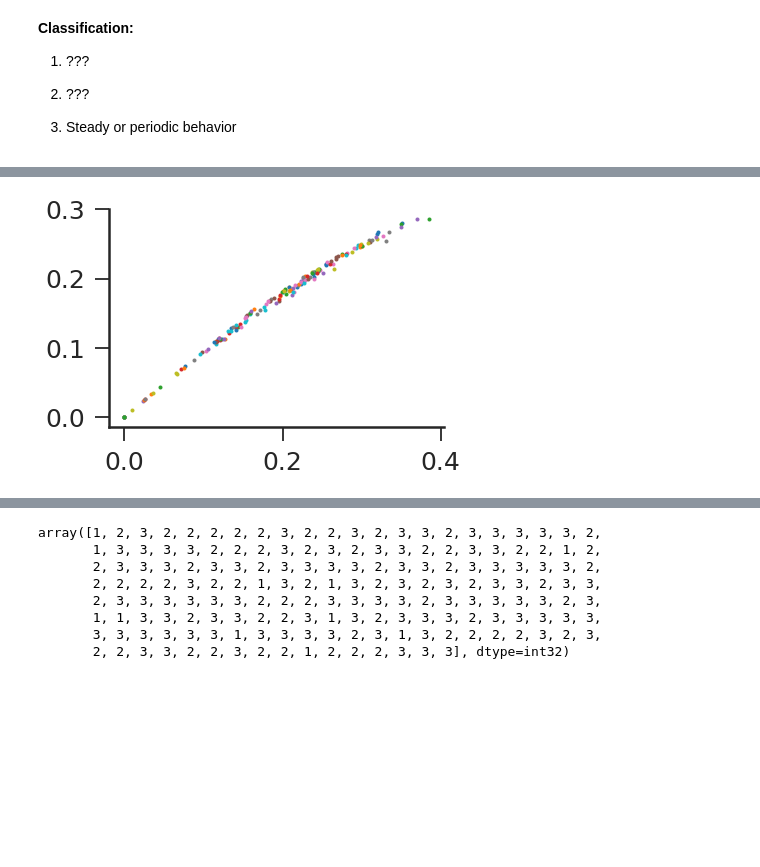
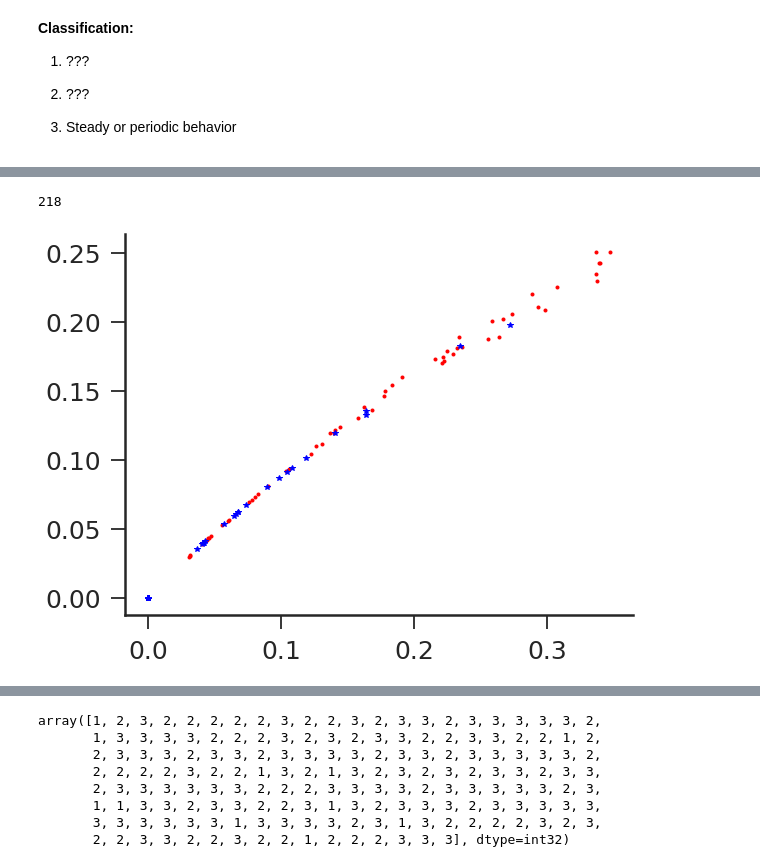
Before and after one commit to arthurpessa/falling-paper-ordpy, a Jupyter notebook: falling-paper-ordpy.ipynb, the cells around one changed output, grey strips where cells are left out. Cells and saved outputs as stored; diff of their text form; code cells hidden in the pictures; blank space fills up the shorter version.

```diff
--- a/falling-paper-ordpy.ipynb
+++ b/falling-paper-ordpy.ipynb
@@ -139,15 +196,26 @@ Text(0.5, 0, 'x, lateral')
 # %%
 disk_ce = []
-for i in range(len(disk_trajectory)):
-#     ts = np.diff(ts)
-    ts = disk_trajectory[i][::]
-    ts = np.sqrt(np.square(ts).sum(axis=1))
-    disk_ce.append(ordpy.complexity_entropy(ts, dx=5))
+for i, class_ in zip(range(len(clean_disk_trajectories)), clean_disk_class):
+    if not class_==3:
+        ts = clean_disk_trajectories[i][::,2]
+        disk_ce.append(ordpy.complexity_entropy(ts, dx=4))
+    else:
+        pass
-# %%
-for h_, c_ in disk_ce:
-    plt.plot(h_,c_, '.')
-# %% [output]
-[figure, removed]
+# %%
+disk_human_class.__len__()
+# %% [output]
+218
+# %%
+a = disk_human_class
+a = a[a!=3]
+
+for (h_, c_), class_ in zip(disk_ce, a):
+    if class_==1:
+        plt.plot(h_,c_, '.', marker='*', color='blue')
+    else:
+        plt.plot(h_,c_, '.', color='red', zorder=0)
+# %% [output]
+[figure, added]
 # %%
 # 21seconds to run.
 dtw_matrix = []
```
Also changed, not shown: parts of 6 cells of this notebook, 4 other files.
